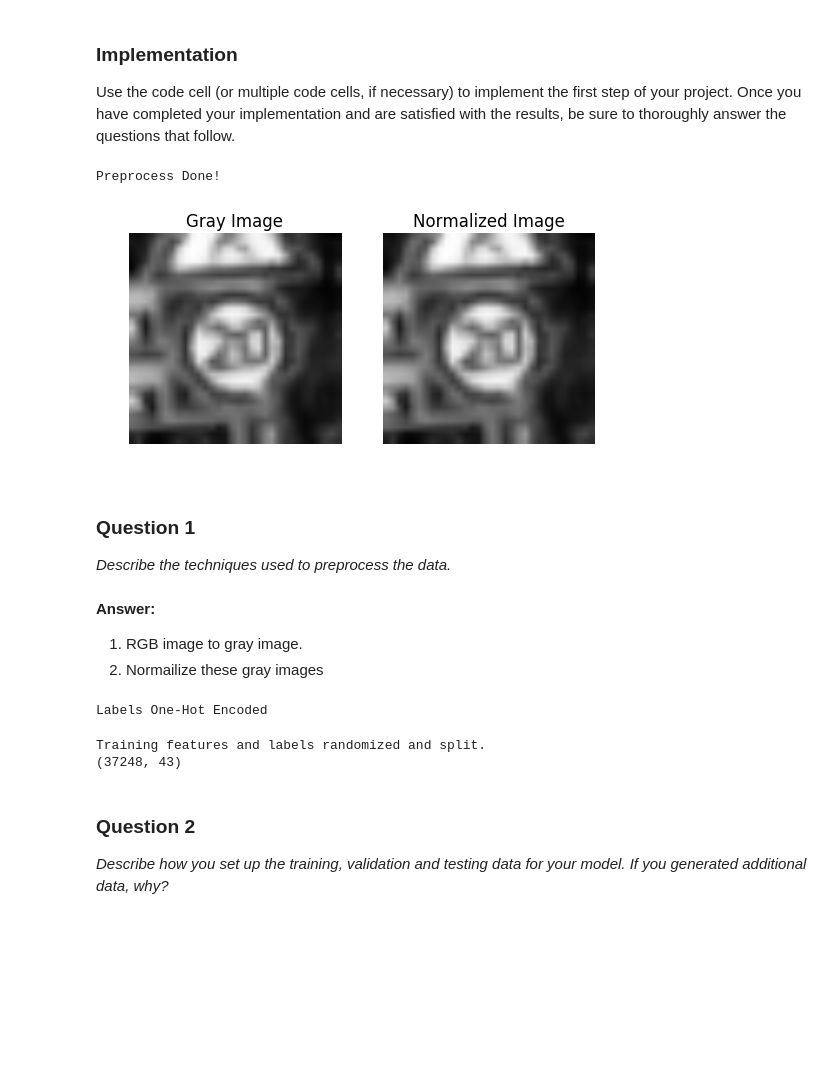
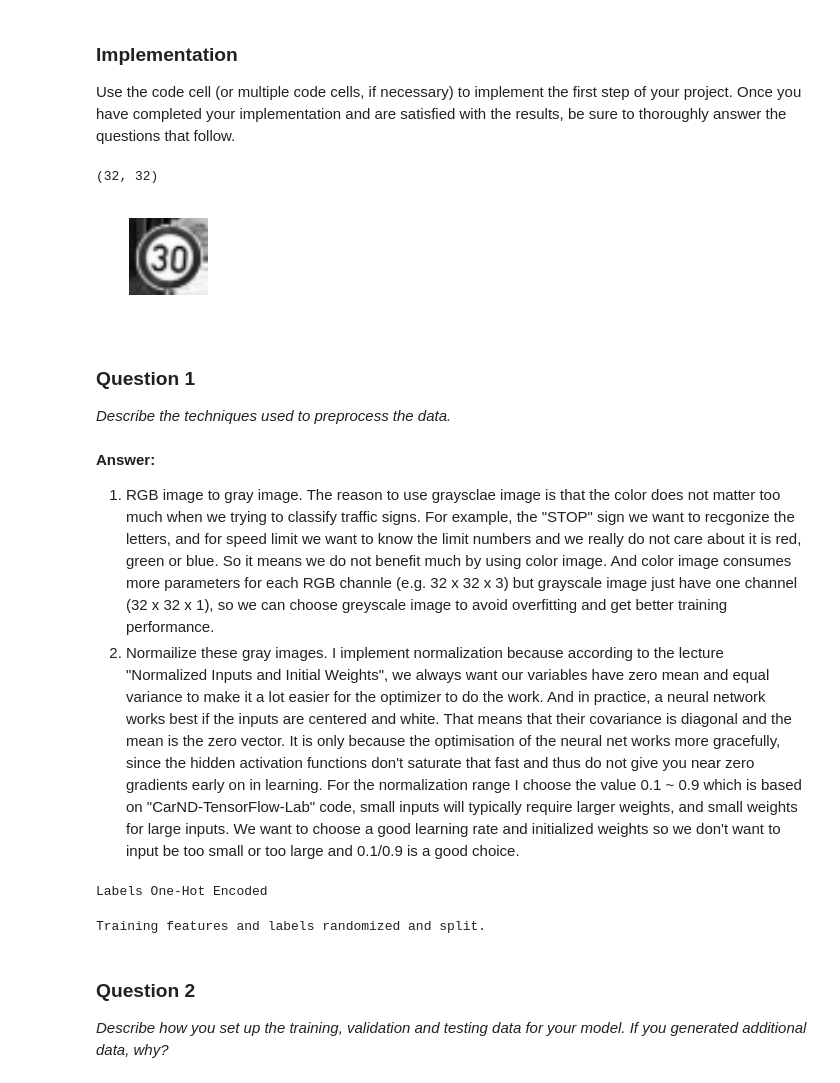
Before and after one commit to yasenh/self-driving-car-ND, a Jupyter notebook: term1/project2-traffic-signs/Traffic_Signs_Recognition.ipynb, the cells around one changed output. Saved outputs shown, nothing was run; the diff lists cells and outputs as text; code cells hidden in the pictures; blank space fills up the shorter version.

```diff
--- a/term1/project2-traffic-signs/Traffic_Signs_Recognition.ipynb
+++ b/term1/project2-traffic-signs/Traffic_Signs_Recognition.ipynb
@@ -150,53 +150,46 @@ def rgb2gray(X_rgb, n):
     :return: gray image
     """
     X_gray = np.zeros(X_rgb.shape[0:3])
     for i in range(n):
         X_gray[i] = cv2.cvtColor(X_rgb[i], cv2.COLOR_RGB2GRAY)
     return X_gray
 
 
 def normalize_grayscale(image_data):
     """
     Normalize the image data with Min-Max scaling to a range of [0.1, 0.9]
     :param image_data: The image data to be normalized
     :return: Normalized image data
     """
     a = 0.1
     b = 0.9
     greyscale_min = 0
     greyscale_max = 255
     return a + ( ( (image_data - greyscale_min)*(b - a) )/( greyscale_max - greyscale_min ) )
 
 X_train_gray = rgb2gray(X_train, n_train)
 X_test_gray = rgb2gray(X_test, n_test)
 
 if not is_features_normal:
     train_features  = normalize_grayscale(X_train_gray)
     test_features  = normalize_grayscale(X_test_gray)
     is_features_normal = True
 
-plt.subplot(1, 2, 1)
+plt.figure(figsize = (1,1))
 plt.axis('off')
-plt.title("Gray Image")
-plt.imshow(X_train_gray[0], cmap='Greys_r')
-
-plt.subplot(1, 2, 2)
-plt.axis('off')
-plt.title("Normalized Image")
-plt.imshow(train_features[0], cmap='Greys_r')
-
-print('Preprocess Done!')
+plt.imshow(train_features[2000], cmap='Greys_r')
+print(train_features[2000].shape)
 # %% [output]
-Preprocess Done!
+(32, 32)
-[figure, old version]
+[figure, new version]
 # %% [markdown]
 ### Question 1
 
 _Describe the techniques used to preprocess the data._
-# %% [markdown]
-**Answer:**
-1. RGB image to gray image.
-2. Normailize these gray images
+# %% [markdown]
+**Answer:**
+1. RGB image to gray image. The reason to use graysclae image is that the color does not matter too much when we trying to classify traffic signs. For example, the "STOP" sign we want to recgonize the letters, and for speed limit we want to know the limit numbers and we really do not care about it is red, green or blue. So it means we do not benefit much by using color image. And color image consumes more parameters for each RGB channle (e.g. 32 x 32 x 3) but grayscale image just have one channel (32 x 32 x 1), so we can choose greyscale image to avoid overfitting and get better training performance.
+2. Normailize these gray images. I implement normalization because according to the lecture "Normalized Inputs and Initial Weights", we always want our variables have zero mean and equal variance to make it a lot easier for the optimizer to do the work. And in practice, a neural network works best if the inputs are centered and white. That means that their covariance is diagonal and the mean is the zero vector. It is only because the optimisation of the neural net works more gracefully, since the hidden activation functions don't saturate that fast and thus do not give you near zero gradients early on in learning. For the normalization range I choose the value 0.1 ~ 0.9 which is based on "CarND-TensorFlow-Lab" code, small inputs will typically require larger weights, and small weights for large inputs. We want to choose a good learning rate and initialized weights so we don't want to input be too small or too large and 0.1/0.9 is a good choice.
 # %%
 ### Generate data additional (if you want to!)
 ### and split the data into training/validation/testing sets here.
@@ -225,13 +218,15 @@ assert is_labels_encod, 'You skipped the step to One-Hot Encode the labels'
 train_features, valid_features, train_labels, valid_labels = train_test_split(
     train_features,
     train_labels,
-    test_size=0.05,
+    test_size=0.20,
     random_state=832289)
 
+n_train = len(train_features)
+n_valid = len(valid_features)
+
 print('Training features and labels randomized and split.')
 # %% [output]
 Training features and labels randomized and split.
-(37248, 43)
 # %% [markdown]
 ### Question 2
 
```
Also changed, not shown: parts of 30 cells of this notebook, 1 other file.
